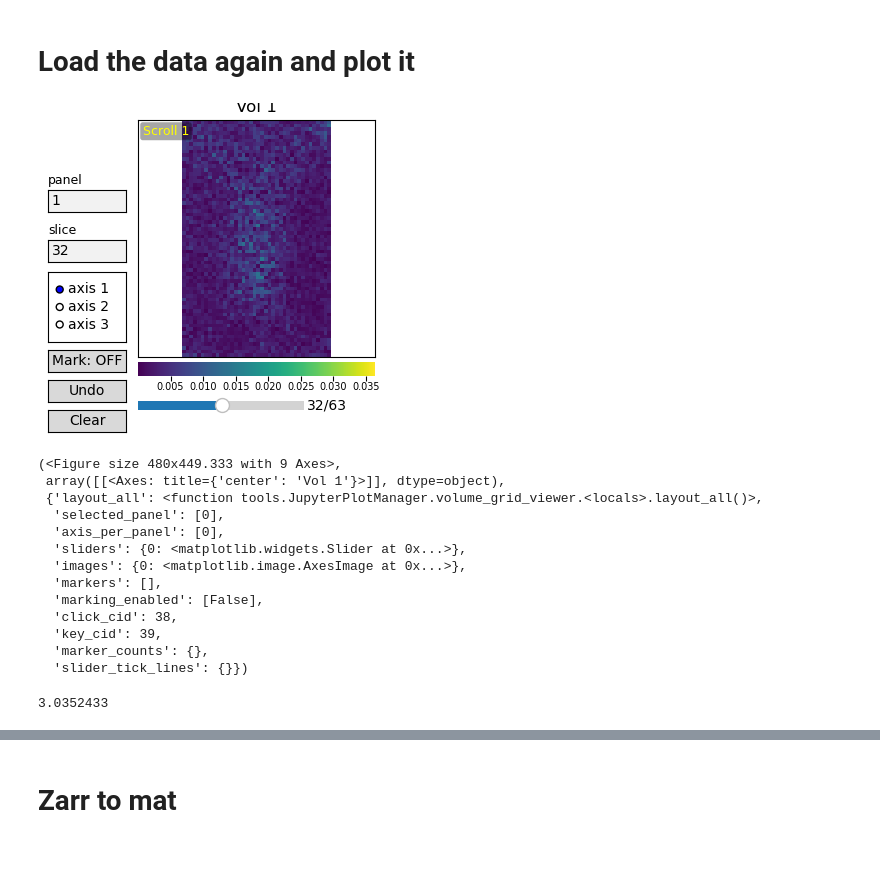
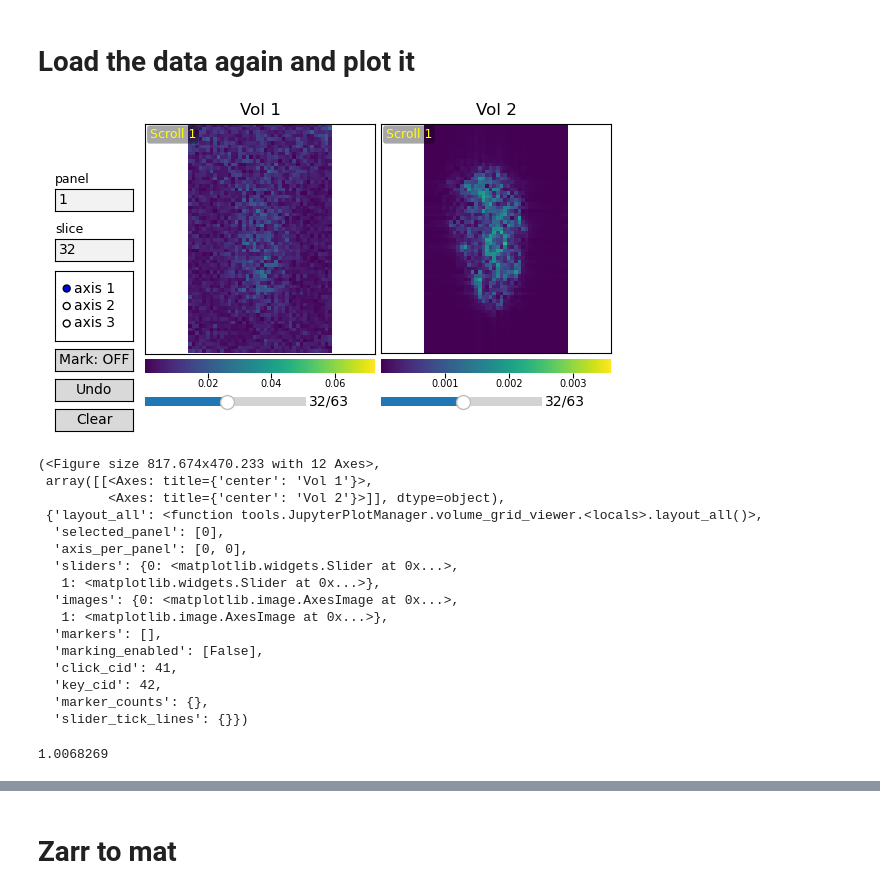
Before and after one commit to MRSI-HFMR-Group-Vienna/Synthetic_MRSI, a Jupyter notebook: code/main_notebook.ipynb, the cells around one changed output, grey strips where cells are left out. Cells and saved outputs as stored; diff of their text form; code cells hidden in the pictures; blank space fills up the shorter version.

```diff
--- a/code/main_notebook.ipynb
+++ b/code/main_notebook.ipynb
@@ -851,29 +876,34 @@ configurator = file.Configurator(path_folder="../config/",
 configurator.load()
 
 load_data = da.from_zarr(os.path.join(configurator.data["checkpoints"], "zarr", "checkpoint_out_test_23022026_noise_correlation"))
+
+load_data2 = da.from_zarr(os.path.join(configurator.data["checkpoints"], "zarr", "checkpoint_out_test_09022026_withB0inHZ"))
 # %%
 from tools import JupyterPlotManager
 %matplotlib ipympl
 
-JupyterPlotManager.volume_grid_viewer(vols=[da.abs(load_data[500,:,:,:])], rows=1, cols=1, cmap="viridis")
+JupyterPlotManager.volume_grid_viewer(vols=[da.abs(load_data[500,:,:,:]), da.abs(load_data2[500,:,:,:])], rows=1, cols=2, cmap="viridis")
 # %% [output]
-[figure, old version]
+[figure, new version]
-(<Figure size 480x449.333 with 9 Axes>,
- array([[<Axes: title={'center': 'Vol 1'}>]], dtype=object),
+(<Figure size 817.674x470.233 with 12 Axes>,
+ array([[<Axes: title={'center': 'Vol 1'}>,
+         <Axes: title={'center': 'Vol 2'}>]], dtype=object),
  {'layout_all': <function tools.JupyterPlotManager.volume_grid_viewer.<locals>.layout_all()>,
   'selected_panel': [0],
-  'axis_per_panel': [0],
-  'sliders': {0: <matplotlib.widgets.Slider at 0x...>},
-  'images': {0: <matplotlib.image.AxesImage at 0x...>},
+  'axis_per_panel': [0, 0],
+  'sliders': {0: <matplotlib.widgets.Slider at 0x...>,
+   1: <matplotlib.widgets.Slider at 0x...>},
+  'images': {0: <matplotlib.image.AxesImage at 0x...>,
+   1: <matplotlib.image.AxesImage at 0x...>},
   'markers': [],
   'marking_enabled': [False],
-  'click_cid': 38,
-  'key_cid': 39,
+  'click_cid': 41,
+  'key_cid': 42,
   'marker_counts': {},
   'slider_tick_lines': {}})
 # %%
 # Estimate the SNR
-noise_roi = load_data[:, :10, :10, :10]
+noise_roi = load_data[:, :5, :5, :5]
 
 noise_power = np.mean(np.abs(noise_roi)**2)      # to get scalar
 signal_power = np.mean(np.abs(load_data)**2, axis=0)  # volume is (64,64,40)
@@ -883,7 +913,7 @@ snr = signal_power / noise_power
 snr_mean = np.mean(snr)
 snr_mean.compute()
 # %% [output]
-3.0352433
+1.0068269
 # %%
 import matplotlib.pyplot as plt
 import numpy as np
```
Also changed, not shown: parts of 23 cells of this notebook, 1 other file.
